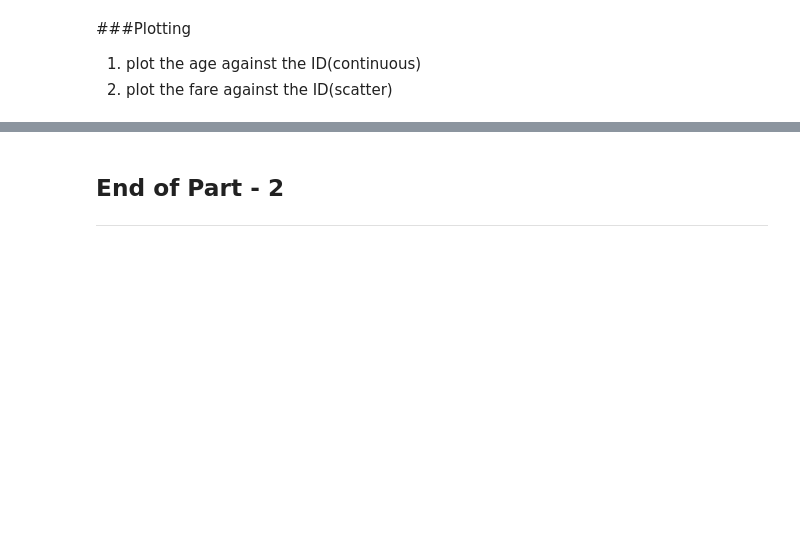
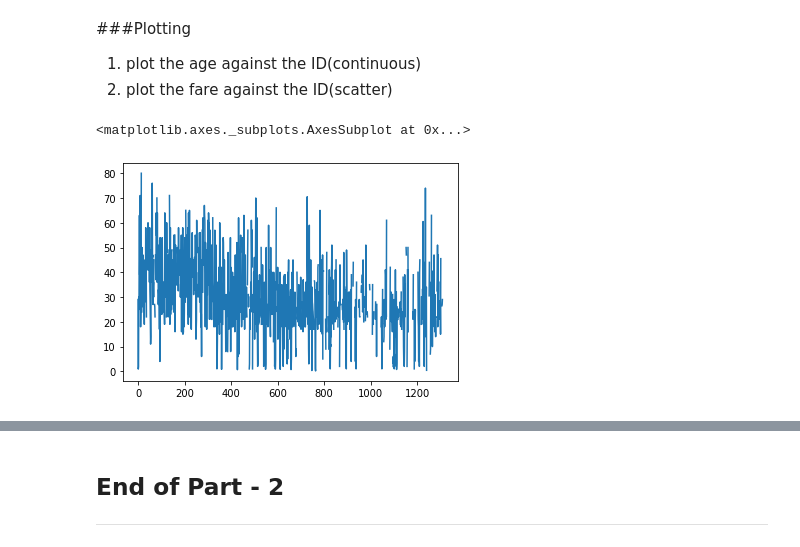
Before and after one commit to ach-in/ml_shala, a Jupyter notebook: assign/1/Assignment_1_DS.ipynb, the cells around one changed output, grey strips where cells are left out. Drawn from its saved outputs; the diff is of its cells as text; code cells hidden in the pictures; blank space fills up the shorter version.

```diff
--- a/assign/1/Assignment_1_DS.ipynb
+++ b/assign/1/Assignment_1_DS.ipynb
@@ -230,5 +243,9 @@ Read the data and display the first 5 rows
 # %%
 #Download dataset from: http://biostat.mc.vanderbilt.edu/wiki/pub/Main/DataSets/titanic3.csv
 
-file_url = "http://biostat.mc.vanderbilt.edu/wiki/pub/Main/DataSets/titanic3.csv"
-r = requests.get(file_url, stream = True)
+file_url = "/content/titanic3.csv"
+df = pd.read_csv("/content/titanic3.csv")
+# print(df.dtypes)
+# gender =  df['sex']
+# gender.shape
+df
@@ -256,3 +311,10 @@ r = requests.get(file_url, stream = True)
 
 
 ---
+# %%
+mean_age = df.age.mean()
+mean_fare = df.fare.mean()
+df.age.fillna(mean_age, inplace=True)
+df.fare.fillna(mean_fare, inplace=True)
+titanic_data_new = pd.concat([titanic_data_new,df.age, df.fare], axis=1, sort=False)
+titanic_data_new
@@ -283,3 +385,16 @@ r = requests.get(file_url, stream = True)
 ###Plotting
 1. plot the age against the ID(continuous)
 2. plot the fare against the ID(scatter)
+# %%
+import matplotlib.pyplot as plt
+
+# print(len(df.age))
+
+
+list_in = range(0, len(df))
+# print(len(list_in))
+df.age.plot()
+# plt.scatter(df.fare, list_in)
+# %% [output]
+<matplotlib.axes._subplots.AxesSubplot at 0x...>
+[figure, added]
```
Also changed, not shown: parts of 11 cells of this notebook.
